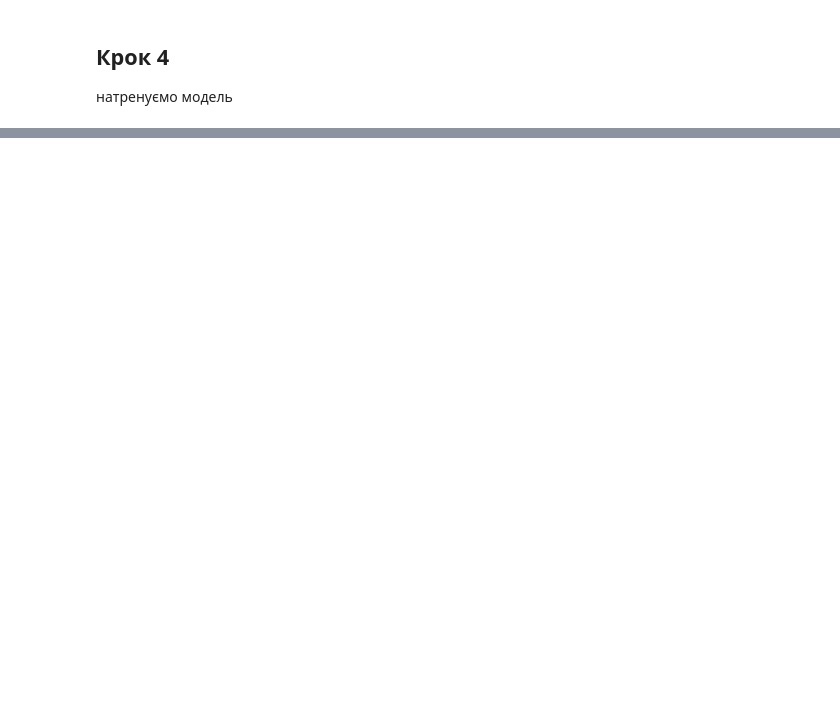
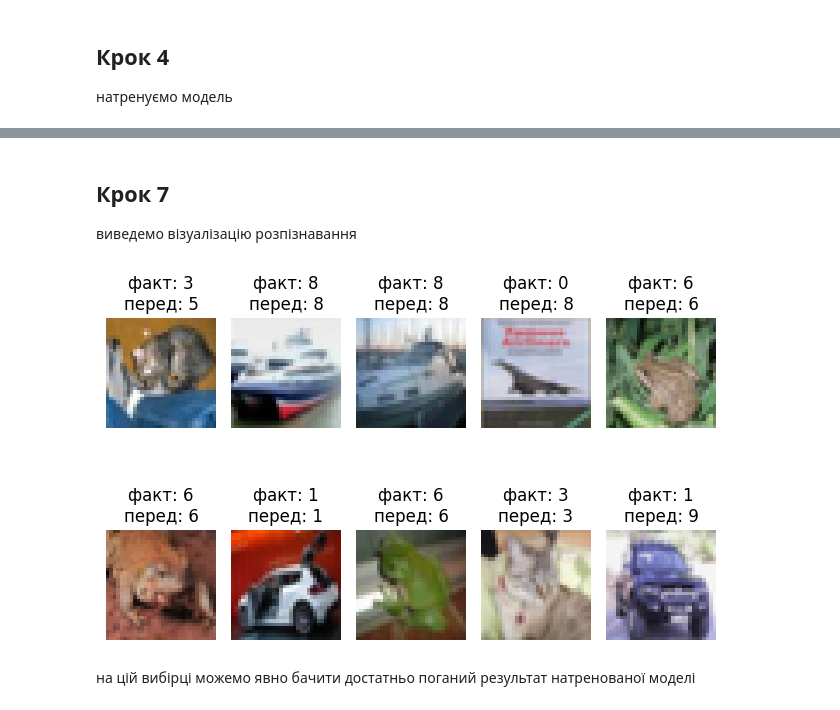
Before and after one commit to romanenko1s/machineLearning, a Jupyter notebook: лаб9/Romanenko_23_FIT_4_7_lab9_2.ipynb, the cells around one changed output, grey strips where cells are left out. Cells and saved outputs as stored; diff of their text form; code cells hidden in the pictures; blank space fills up the shorter version.

```diff
--- a/лаб9/Romanenko_23_FIT_4_7_lab9_2.ipynb
+++ b/лаб9/Romanenko_23_FIT_4_7_lab9_2.ipynb
@@ -121,0 +216,19 @@ print(f"Тестова точність: {test_acc}")
+# %% [markdown]
+## Крок 7
+
+виведемо візуалізацію розпізнавання
+# %%
+import numpy as np
+
+for i in range(10):
+    plt.subplot(2, 5, i+1)
+    plt.imshow(x_test[i])
+    plt.title(f'факт: {np.argmax(y_test[i])}\nперед: {y_pred_classes[i]}')
+    plt.axis('off')
+
+plt.tight_layout()
+plt.show()
+# %% [output]
+[figure, added]
+# %% [markdown]
+на цій вибірці можемо явно бачити достатньо поганий результат натренованої моделі
```
Also changed, not shown: parts of 13 cells of this notebook.
